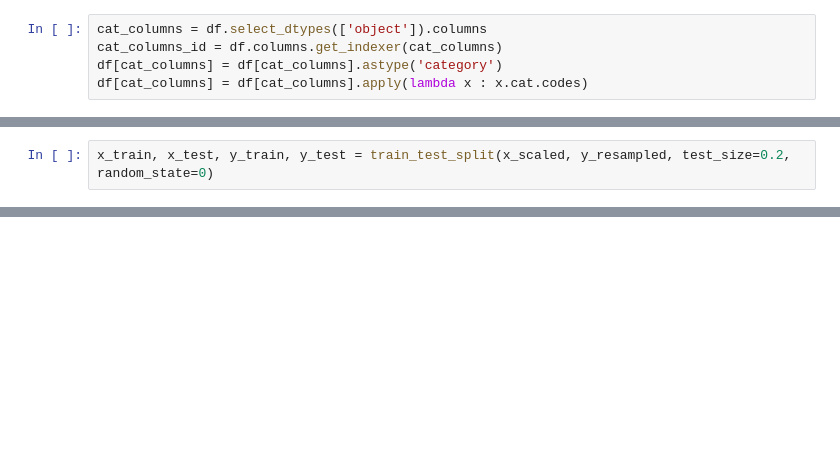
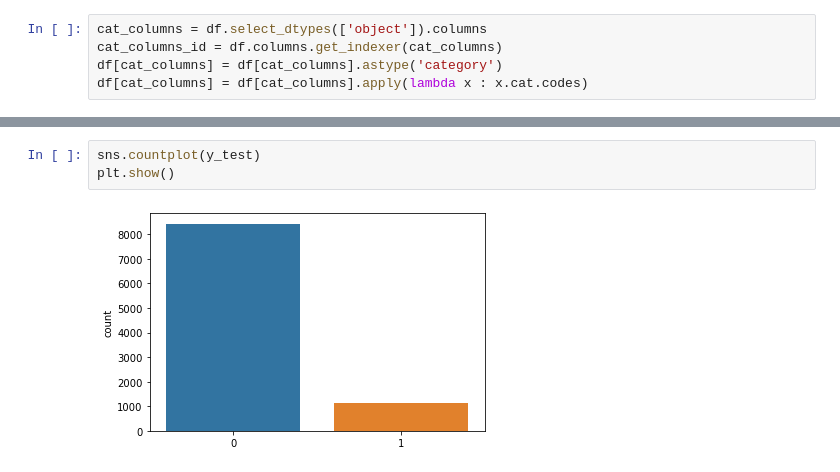
Before and after one commit to GuangyanCai/CS273A-Project, a Jupyter notebook: preprocess_data.ipynb, the cells around one changed output, grey strips where cells are left out. Saved outputs shown, nothing was run; the diff lists cells and outputs as text; blank space fills up the shorter version.

```diff
--- a/preprocess_data.ipynb
+++ b/preprocess_data.ipynb
@@ -239,2 +223,0 @@ print(x_scaled)
-# %%
-x_train, x_test, y_train, y_test = train_test_split(x_scaled, y_resampled, test_size=0.2, random_state=0)
@@ -240,0 +229,5 @@ x_train, x_test, y_train, y_test = train_test_split(x_scaled, y_resampled, test_
+# %%
+sns.countplot(y_test)
+plt.show()
+# %% [output]
+[figure, added]
```
Also changed, not shown: parts of 10 cells of this notebook.
